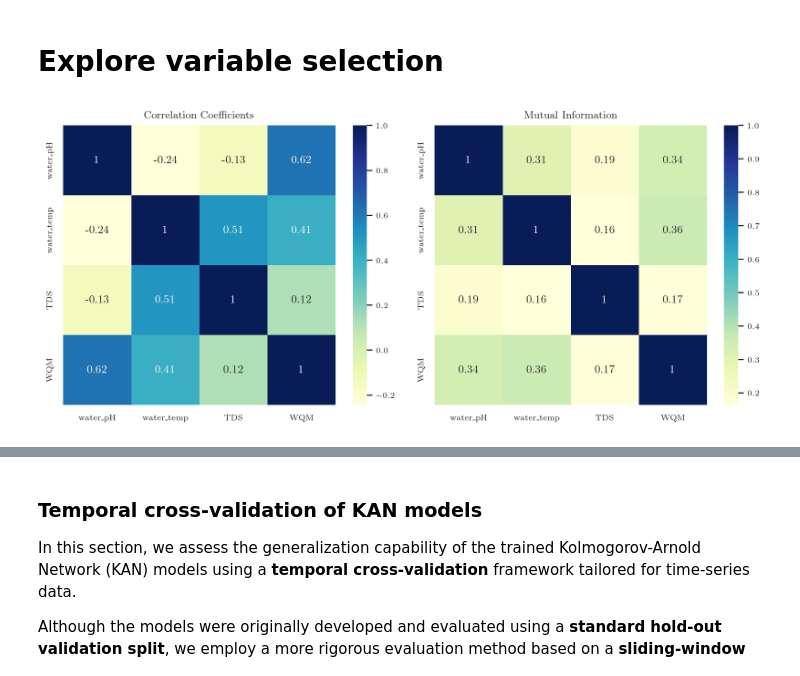
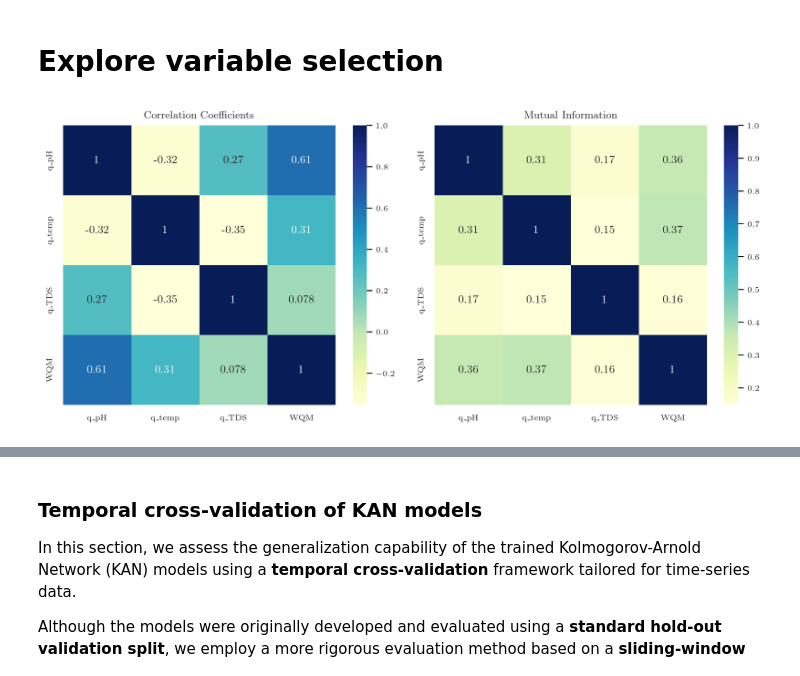
Before and after one commit to igendriz/KAN-WQI-Analysis, a Jupyter notebook: notebooks/case-study_02/Train_Evaluate_Models02.ipynb, the cells around one changed output, grey strips where cells are left out. Saved outputs shown, nothing was run; the diff lists cells and outputs as text; code cells hidden in the pictures.

```diff
--- a/notebooks/case-study_02/Train_Evaluate_Models02.ipynb
+++ b/notebooks/case-study_02/Train_Evaluate_Models02.ipynb
@@ -663,10 +654,16 @@ import seaborn as sns
 from sklearn.feature_selection import mutual_info_regression
 from sklearn.preprocessing import MinMaxScaler
 
-# Select relevant variables and slice training + validation set
-variables = ['water_pH', 'water_temp', 'TDS',wqi_type]
-df_analysis = df_WQ.iloc[:n_train + n_val][variables[:-1]].copy()
-df_analysis[wqi_type] = WQI[:n_train + n_val]
+# Select relevant variables and slice training + validation set: Using non-normalized water parameters
+# variables = ['water_pH', 'water_temp', 'TDS',wqi_type]
+# df_analysis = df_WQ.iloc[:n_train + n_val//2][variables[:-1]].copy()
+
+variables = ['q_pH', 'q_temp', 'q_TDS',wqi_type]
+df_analysis = pd.DataFrame(np.array([q_pH, q_Temp, q_TDS]).T, columns=variables[:-1])
+df_analysis = df_analysis.iloc[:n_train + n_val//2,:]
+
+
+df_analysis[wqi_type] = WQI[:n_train + n_val//2]
 
 # 1. Correlation Coefficient Matrix
 corr_matrix = df_analysis.corr(method='spearman')
@@ -686,33 +683,33 @@ for i, target in enumerate(variables):
 
 # Normalize using sqrt(H(X) * H(Y))
 nmi_matrix = np.zeros_like(mi_matrix)
 for i in range(len(variables)):
     for j in range(len(variables)):
         if entropies[i] > 0 and entropies[j] > 0:
             nmi_matrix[i, j] = mi_matrix[i, j] / np.sqrt(entropies[i] * entropies[j])
         else:
             nmi_matrix[i, j] = 0
 
 # Symmetrize NMI matrix
 nmi_matrix_sym = (nmi_matrix + nmi_matrix.T) / 2
 
 
 # 3. Plotting
 fig, axs = plt.subplots(1, 2, figsize=(9, 4))
 
 sns.heatmap(corr_matrix, annot=True, cmap='YlGnBu', ax=axs[0])
 axs[0].set_title('Correlation Coefficients')
 
 sns.heatmap(nmi_matrix_sym, xticklabels=variables, yticklabels=variables,
             annot=True, cmap='YlGnBu', ax=axs[1])
 axs[1].set_title('Mutual Information')
 
 fig.tight_layout()
 
 # Save the figure
-fig_path = results_fig_dir / '15_Variable_Heatmaps_WQM.pdf'
-fig.savefig(fig_path, format='pdf')
+# fig_path = results_fig_dir / '15_Variable_Heatmaps_WQM.pdf'
+# fig.savefig(fig_path, format='pdf')
 
 plt.show()
 # %% [output]
-[figure, old version]
+[figure, new version]
```
Also changed, not shown: parts of 12 cells of this notebook, 15 other files.
